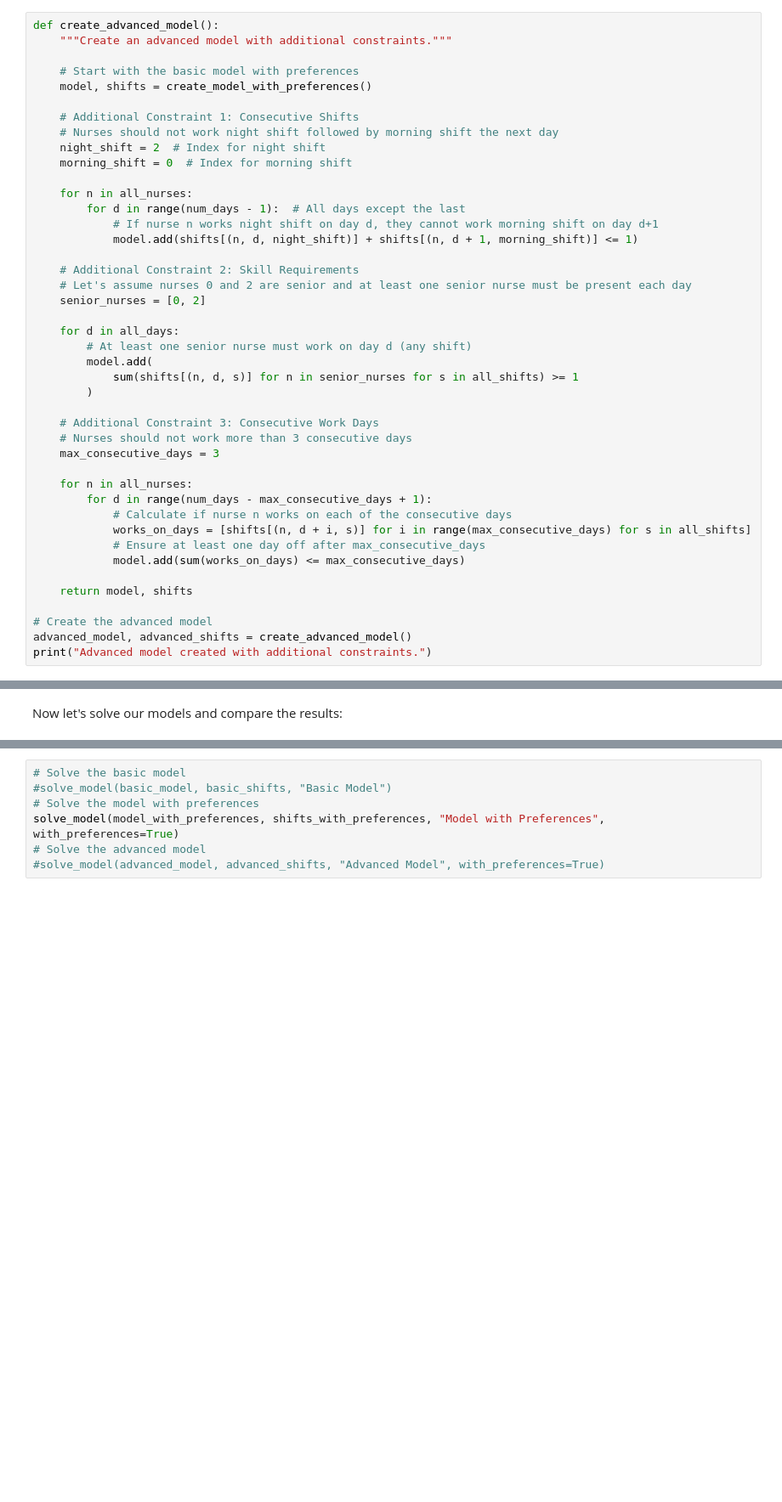
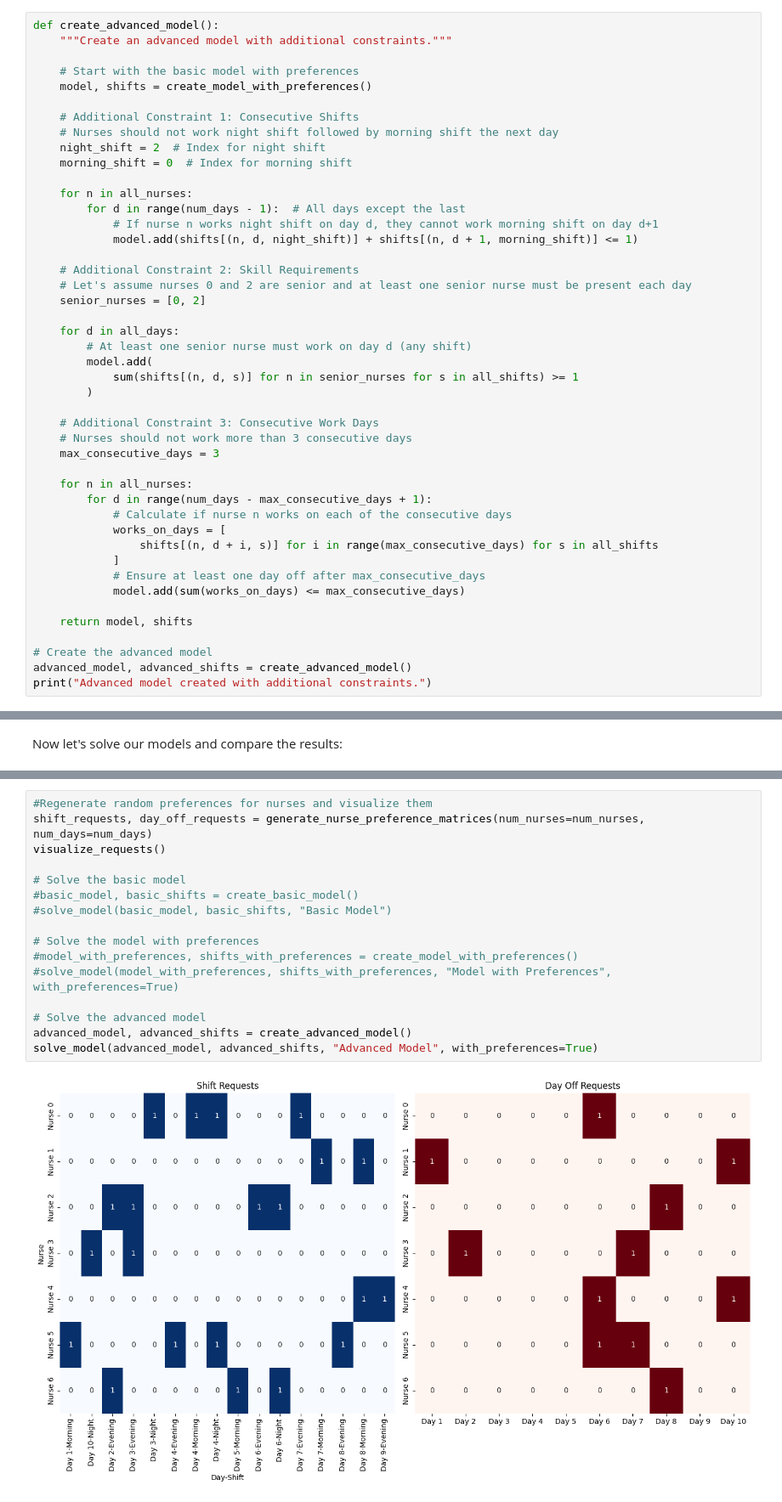
Before and after one commit to qghrjf646/Nurse-Rostering-Problem, a Jupyter notebook: Nurse_Rostering_Problem/notebooks/OR_Tools.ipynb, the cells around one changed output, grey strips where cells are left out. Shown: that part at 85% size. Saved outputs shown, nothing was run; the diff lists cells and outputs as text; blank space fills up the shorter version.

```diff
--- a/Nurse_Rostering_Problem/notebooks/OR_Tools.ipynb
+++ b/Nurse_Rostering_Problem/notebooks/OR_Tools.ipynb
@@ -297,7 +297,9 @@ def create_advanced_model():
     for n in all_nurses:
         for d in range(num_days - max_consecutive_days + 1):
             # Calculate if nurse n works on each of the consecutive days
-            works_on_days = [shifts[(n, d + i, s)] for i in range(max_consecutive_days) for s in all_shifts]
+            works_on_days = [
+                shifts[(n, d + i, s)] for i in range(max_consecutive_days) for s in all_shifts
+            ]
             # Ensure at least one day off after max_consecutive_days
             model.add(sum(works_on_days) <= max_consecutive_days)
 
@@ -483,10 +529,20 @@ def solve_model(model, shifts, model_name, with_preferences=False):
     print(f"  - Wall time: {solver.wall_time} seconds")
     print(f"  - Solutions: {solution_printer.solution_count()}")
 # %%
+#Regenerate random preferences for nurses and visualize them
+shift_requests, day_off_requests = generate_nurse_preference_matrices(num_nurses=num_nurses, num_days=num_days)
+visualize_requests()
+
 # Solve the basic model
+#basic_model, basic_shifts = create_basic_model()
 #solve_model(basic_model, basic_shifts, "Basic Model")
+
 # Solve the model with preferences
-solve_model(model_with_preferences, shifts_with_preferences, "Model with Preferences", with_preferences=True)
+#model_with_preferences, shifts_with_preferences = create_model_with_preferences()
+#solve_model(model_with_preferences, shifts_with_preferences, "Model with Preferences", with_preferences=True)
+
 # Solve the advanced model
-#solve_model(advanced_model, advanced_shifts, "Advanced Model", with_preferences=True)
+advanced_model, advanced_shifts = create_advanced_model()
+solve_model(advanced_model, advanced_shifts, "Advanced Model", with_preferences=True)
 # %% [output]
+[figure, new version]
```
Also changed, not shown: parts of 4 cells of this notebook, 2 other files.
